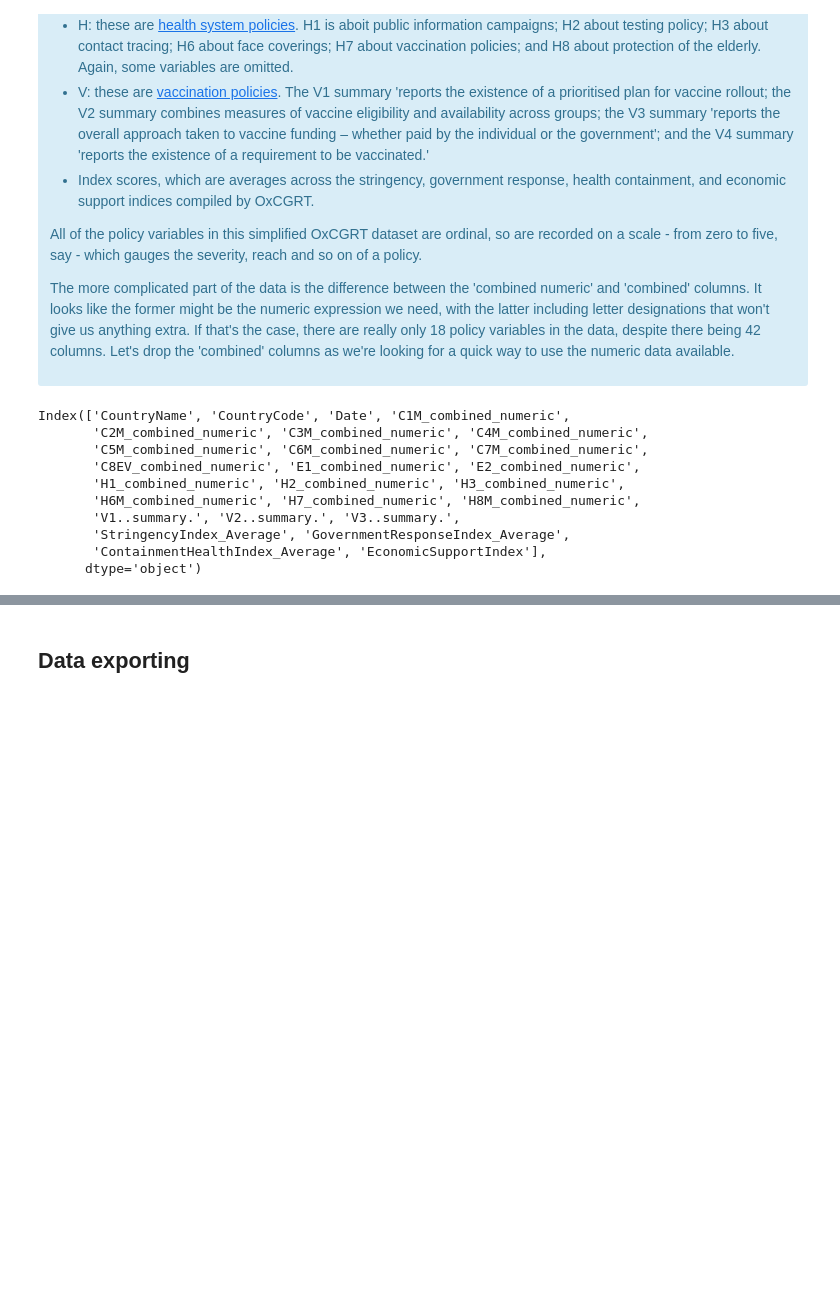
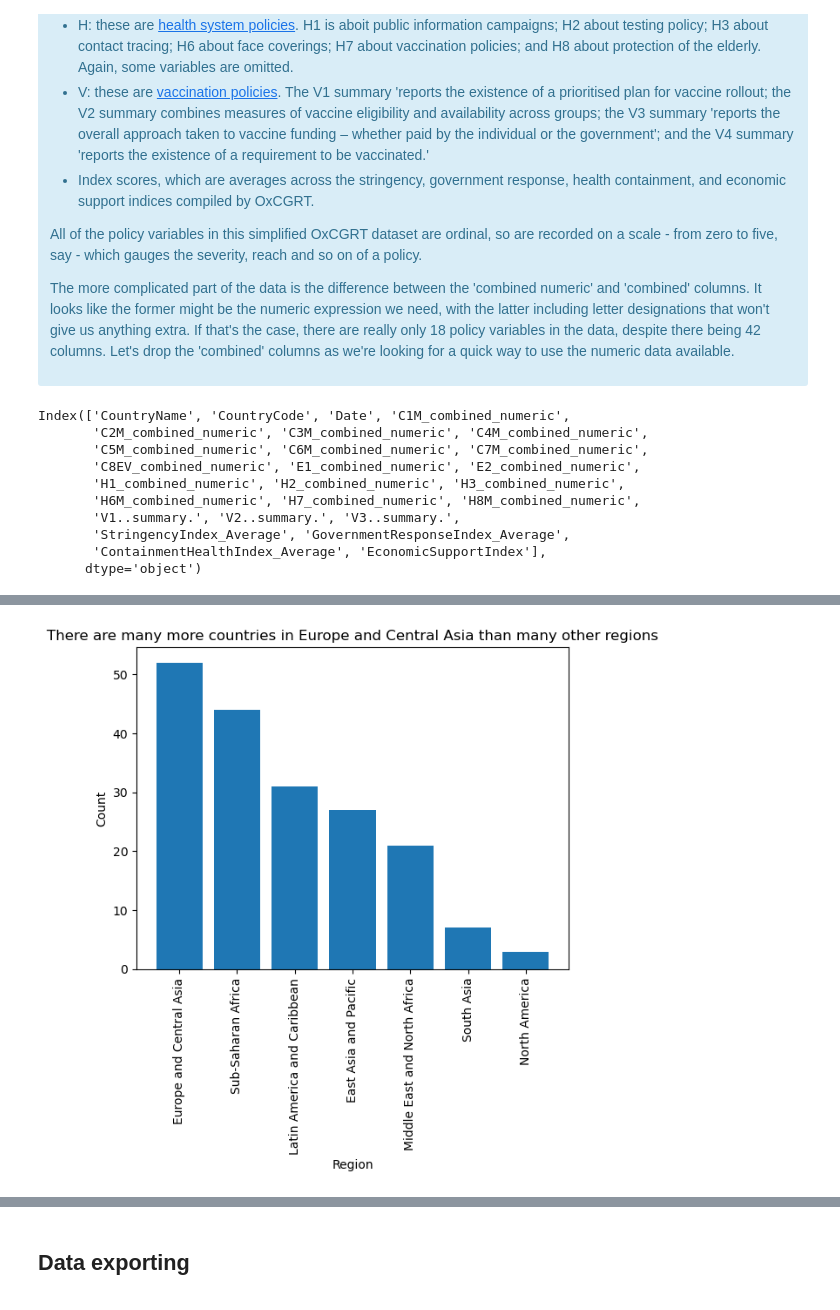
Before and after one commit to LawrenceKay/worldwide_covid_policy, a Jupyter notebook: notebooks/WCP_oxcgrt_simplified_EDA.ipynb, the cells around one changed output, grey strips where cells are left out. Saved outputs shown, nothing was run; the diff lists cells and outputs as text; code cells hidden in the pictures; blank space fills up the shorter version.

```diff
--- a/notebooks/WCP_oxcgrt_simplified_EDA.ipynb
+++ b/notebooks/WCP_oxcgrt_simplified_EDA.ipynb
@@ -367,0 +606,6 @@ We now have a clean and easy-to-explore dataset that should give us some clues a
+# %%
+# Adds World Bank regional designation for selected country
+oxcgrt_simple.loc[oxcgrt_simple['CountryName'] == 'Timor-Leste', 'World Bank region'] = 'East Asia and Pacific'
+# %%
+# Adds World Bank regional designation for selected country
+oxcgrt_simple.loc[oxcgrt_simple['CountryName'] == 'Taiwan', 'World Bank region'] = 'East Asia and Pacific'
@@ -367,0 +635,12 @@ We now have a clean and easy-to-explore dataset that should give us some clues a
+# %%
+# Gets regions counts
+countries_regions = pd.DataFrame(oxcgrt_simple[['CountryName', 'World Bank region']].value_counts())
+
+# Drops count
+countries_regions.drop(countries_regions.columns[0], axis=1, inplace=True)
+
+# Sets an index
+countries_regions.reset_index(inplace = True)
+
+# Shows the table
+countries_regions
@@ -367,0 +661,9 @@ We now have a clean and easy-to-explore dataset that should give us some clues a
+# %%
+# Counts the number of countries per region
+countries_regions_count = countries_regions.groupby('World Bank region').count()
+
+# Shows the count
+countries_regions_count = countries_regions_count.sort_values(by = ['CountryName'], ascending=False)
+
+# Shows the count
+countries_regions_count
@@ -367,0 +680,11 @@ We now have a clean and easy-to-explore dataset that should give us some clues a
+# %%
+# Plots the counts
+plt.figure()
+plt.bar(x = countries_regions_count.index, height = countries_regions_count['CountryName'])
+plt.xticks(rotation=90)
+plt.title('There are many more countries in Europe and Central Asia than many other regions')
+plt.ylabel('Count')
+plt.xlabel('Region')
+plt.show()
+# %% [output]
+[figure, added]
```
Also changed, not shown: parts of 43 cells of this notebook, 1 other file.
